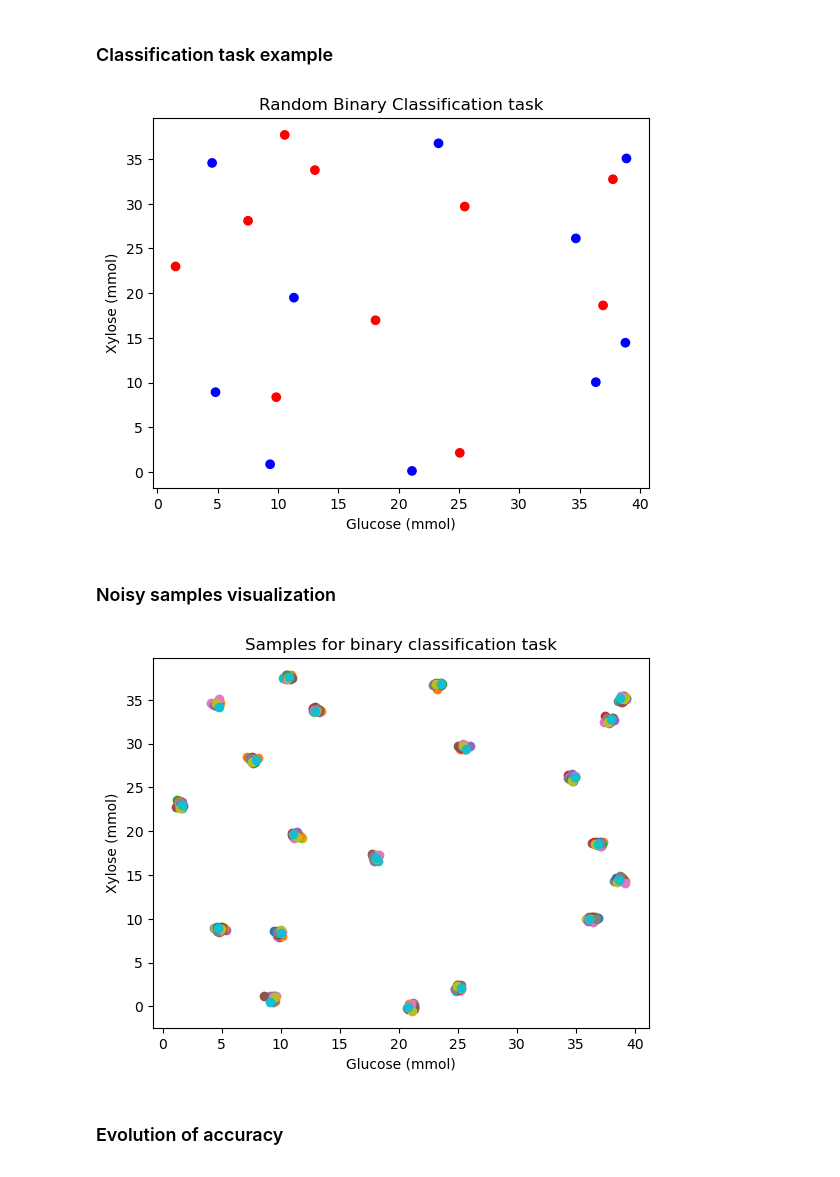
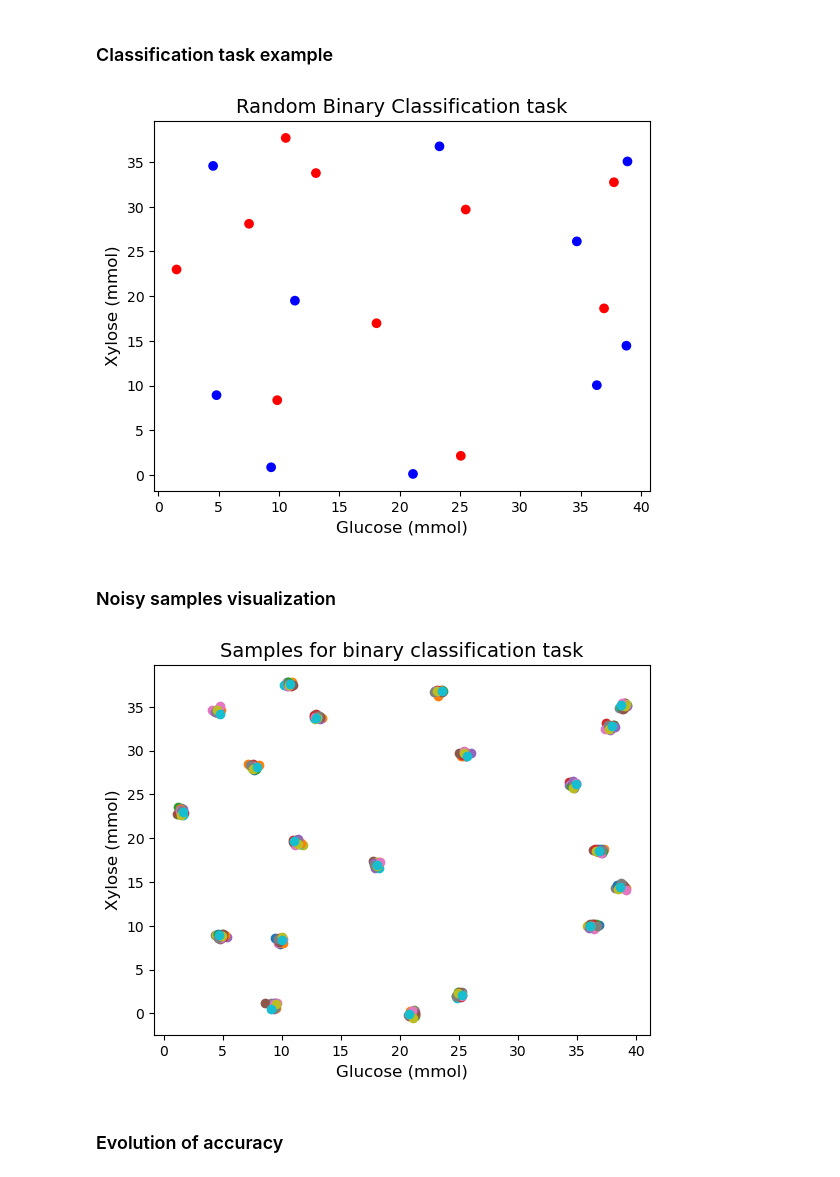
Before and after one commit to lauraalonsobart/alife2026-bacteria-reservoir-rank-difference, a Jupyter notebook: Figure_code.ipynb, the cells around one changed output. Cells and saved outputs as stored; diff of their text form; code cells hidden in the pictures.

```diff
--- a/Figure_code.ipynb
+++ b/Figure_code.ipynb
@@ -11,25 +11,25 @@ import matplotlib.pyplot as plt
 # %%
 # Load data
 with open(f"perf_datasets/iML1515_GX.pkl", "rb") as f:
     data = pickle.load(f)
 
 templates = data["templates"]
 
 # Set seed for reproducibility
 np.random.seed(23)
 
 # Assign random red or blue to each point (independent of neighbors)
 point_colors = ['red' if np.random.rand() > 0.5 else 'blue' for _ in range(len(templates))]
 
 # Plot
 plt.scatter(templates[:, 0], templates[:, 1], c=point_colors, alpha=1)
-plt.xlabel("Glucose (mmol)")
-plt.ylabel("Xylose (mmol)")
-plt.title("Random Binary Classification task")
+plt.xlabel("Glucose (mmol)", fontsize=12)
+plt.ylabel("Xylose (mmol)", fontsize=12)
+plt.title("Random Binary Classification task", fontsize=14)
 plt.savefig('figures/classification_task.pdf')
 plt.show()
 # %% [output]
-[figure, old version]
+[figure, new version]
 # %% [markdown]
 ### Noisy samples visualization
 # %%
@@ -41,12 +41,12 @@ samples = data["train_samples"]
 
 for sample in samples:
     plt.scatter(sample[0],sample[1])
-plt.xlabel("Glucose (mmol)")
-plt.ylabel("Xylose (mmol)")
-plt.title(f"Samples for binary classification task")
+plt.xlabel("Glucose (mmol)", fontsize=12)
+plt.ylabel("Xylose (mmol)", fontsize=12)
+plt.title(f"Samples for binary classification task", fontsize=14)
 plt.savefig('figures/samples.pdf')
 # %% [output]
-[figure, old version]
+[figure, new version]
 # %% [markdown]
 ### Evolution of accuracy
 # %% [markdown]
```
Also changed, not shown: parts of 5 cells of this notebook, 11 other files.
